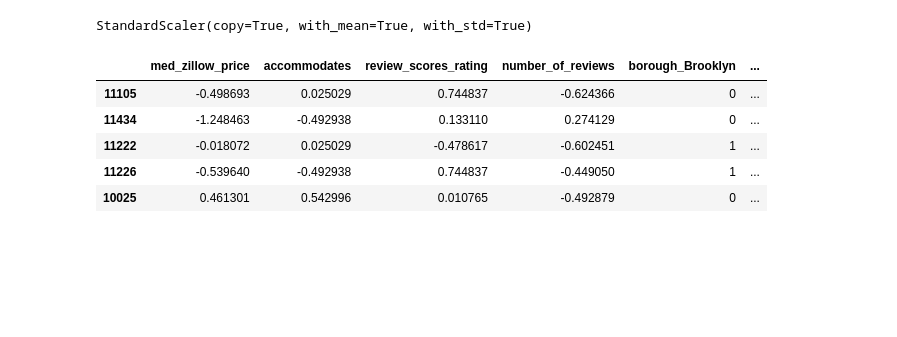
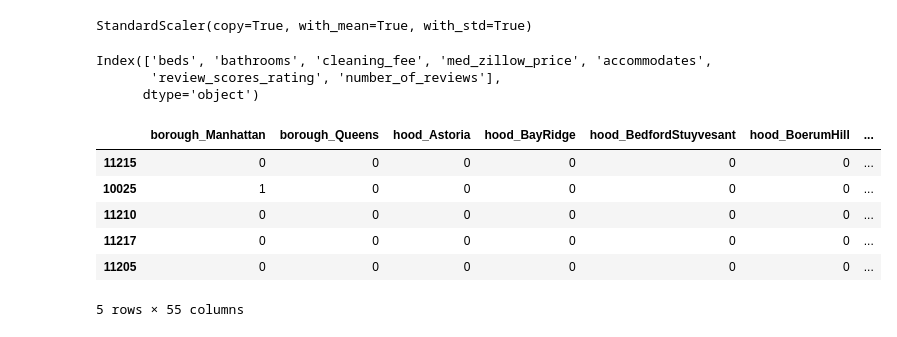
Before and after one commit to softserveslayer/airbnb_price_predictions, a Jupyter notebook: Test_airbnb.ipynb, the cells around one changed output. Saved outputs shown, nothing was run; the diff lists cells and outputs as text; code cells hidden in the pictures; blank space fills up the shorter version.

```diff
--- a/Test_airbnb.ipynb
+++ b/Test_airbnb.ipynb
@@ -129,0 +163,5 @@ dtype: object
+# %%
+#Takes all neighborhoods with more than 200 listings
+airbnb = airbnb.groupby('neighbourhood').filter(lambda x: len(x) >= 100)
+#Takes all property types with more than 50 listings
+airbnb = airbnb.groupby('property_type').filter(lambda x: len(x) >= 50)
@@ -260,10 +265,15 @@ strong multicollinearity or other numerical problems.
 # %%
+#Get dummy variables for all of our categorial variables. That's neighborhoods, boroughs, and property_types
 neighborhoods = pd.get_dummies(airbnb["neighbourhood"], prefix="hood", drop_first = True)
 boroughs = pd.get_dummies(airbnb['borough'], prefix = "borough", drop_first = True)
+property_type = pd.get_dummies(airbnb['property_type'], prefix = "type", drop_first = True)
+beds = airbnb['beds']
+bathrooms = airbnb['bathrooms']
+cleaning_fee = airbnb['cleaning_fee']
 price = airbnb['price']
 med_zillow_price = airbnb['med_zillow_price']
 accommodates = airbnb['accommodates']
 review_scores_rating = airbnb['review_scores_rating']
 number_of_reviews = airbnb['number_of_reviews']
 #create a dataframe with categorial dummy variables and numerical variables
-data_fin = pd.concat([boroughs, price, med_zillow_price, accommodates, review_scores_rating, number_of_reviews], axis=1)
+data_fin = pd.concat([boroughs, neighborhoods, property_type, price, beds, bathrooms, cleaning_fee, med_zillow_price, accommodates, review_scores_rating, number_of_reviews], axis=1)
@@ -425,0 +400,15 @@ scaler = preprocessing.StandardScaler()
+# %%
+#Create training and testing set. Training is 80% of entire set
+features = data_fin.drop('price', axis=1)
+target = data_fin.price
+X_train, X_test, y_train, y_test = train_test_split(features, target, random_state=32,test_size=0.2)
+
+lm = linear_model.LinearRegression()
+model_base = lm.fit(X_train, y_train)
+
+y_pred = lm.predict(X_test)
+
+
+print(metrics.mean_absolute_error(y_test, y_pred))
+print(metrics.mean_squared_error(y_test, y_pred))
+print(np.sqrt(metrics.mean_squared_error(y_test, y_pred)))
@@ -426,33 +429,43 @@ scaler = preprocessing.StandardScaler()
 # %%
+from sklearn import preprocessing
+from sklearn import pipeline
+#Create training and testing set. Training is 80% of entire set
+X_train, X_test, y_train, y_test = train_test_split(features, target, random_state=32,test_size=0.2)
+scaler = preprocessing.StandardScaler()
 #Take out all categorical variables, because there's no point in scaling 1's and 0's
-scaler.fit(features.iloc[:,4:])
+scaler.fit(X_train.iloc[:,-7:])
 # %% [output]
 StandardScaler(copy=True, with_mean=True, with_std=True)
+# %%
+X_train.columns[-7:]
+# %% [output]
+Index(['beds', 'bathrooms', 'cleaning_fee', 'med_zillow_price', 'accommodates',
+       'review_scores_rating', 'number_of_reviews'],
+      dtype='object')
 # %%
-#Creata new dataframe with new scaled numerical variables
-features_scaled_train = pd.DataFrame(scaler.transform(X_train.iloc[:,4:]), columns=X_train.columns[4:], index=X_train.index)
+#Create a new dataframe with new scaled numerical variables
+features_scaled_train = pd.DataFrame(scaler.transform(X_train.iloc[:,-7:]), columns=X_train.columns[-7:], index = X_train.index)
+
 
 #Add back in your categorical variables
-features_scaled_train['borough_Brooklyn']= X_train.borough_Brooklyn
-features_scaled_train['borough_Manhattan']= X_train.borough_Manhattan
-features_scaled_train['borough_Queens']= X_train.borough_Queens
-features_scaled_train['borough_StatenIsland']= X_train.borough_StatenIsland
+features_scaled_train = pd.concat([X_train.iloc[:,:-7],features_scaled_train], axis=1)
 
 
 features_scaled_train.head()
 
 #if there's a value less than the mean, the scaled number will be negative. This is because the scaled number
 #is z= (x-u)/s.
 #x = value
 #u = mean of training samples
 #s = standard deviation
 # %% [output]
-|  | med_zillow_price | accommodates | review_scores_rating | number_of_reviews | borough_Brooklyn | ... |
-| 11105 | -0.498693 | 0.025029 | 0.744837 | -0.624366 | 0 | ... |
-| 11434 | -1.248463 | -0.492938 | 0.133110 | 0.274129 | 0 | ... |
-| 11222 | -0.018072 | 0.025029 | -0.478617 | -0.602451 | 1 | ... |
-| 11226 | -0.539640 | -0.492938 | 0.744837 | -0.449050 | 1 | ... |
-| 10025 | 0.461301 | 0.542996 | 0.010765 | -0.492879 | 0 | ... |
+|  | borough_Manhattan | borough_Queens | hood_Astoria | hood_BayRidge | hood_BedfordStuyvesant | hood_BoerumHill | ... |
+| 11215 | 0 | 0 | 0 | 0 | 0 | 0 | ... |
+| 10025 | 1 | 0 | 0 | 0 | 0 | 0 | ... |
+| 11210 | 0 | 0 | 0 | 0 | 0 | 0 | ... |
+| 11217 | 0 | 0 | 0 | 0 | 0 | 0 | ... |
+| 11205 | 0 | 0 | 0 | 0 | 0 | 0 | ... |
+5 rows × 55 columns
 # %%
 X_test.head()
 # %% [output]
```
Also changed, not shown: parts of 69 cells of this notebook.
